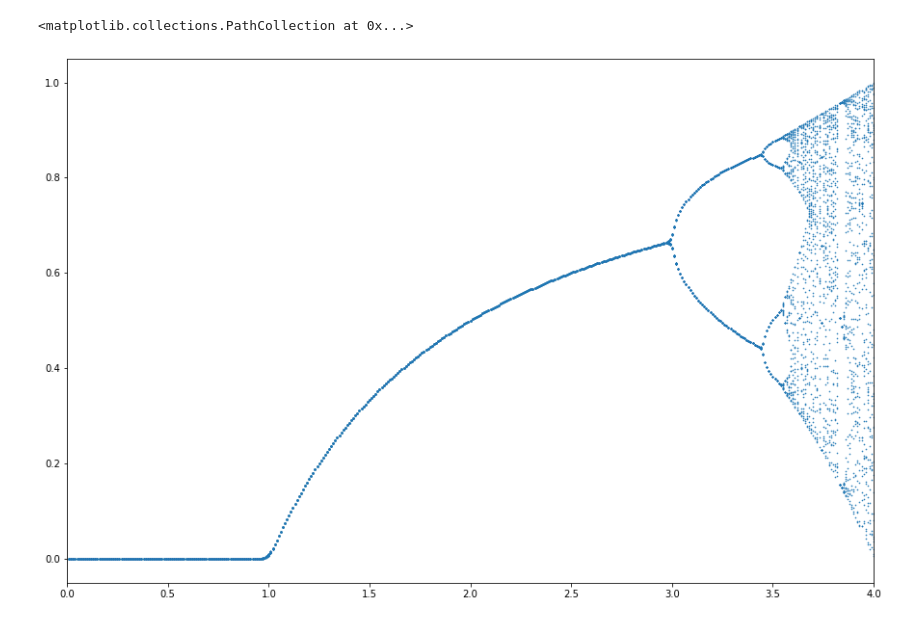
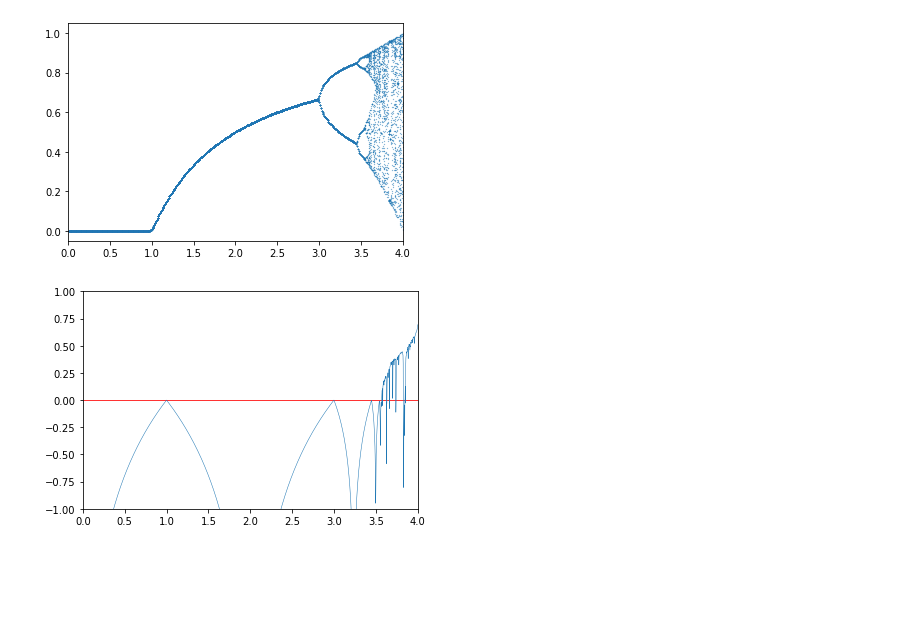
Before and after one commit to rlkennedyreid/bangor_repository, a Jupyter notebook: Python/logistic_map/logistic_map.ipynb, the cells around one changed output. Cells and saved outputs as stored; diff of their text form; code cells hidden in the pictures; blank space fills up the shorter version.

```diff
--- a/Python/logistic_map/logistic_map.ipynb
+++ b/Python/logistic_map/logistic_map.ipynb
@@ -2,11 +2,19 @@
 import pandas
 import matplotlib.pyplot as plt
 # %%
-data = pandas.read_csv("C:/Users/rbk20xqk/Documents/google_backup/data/logistic_map/bifurcation.csv", header=None)
+bifurcation_data = pandas.read_csv("C:/Users/rbk20xqk/Documents/google_backup/data/logistic_map/bifurcation.csv", header=None)
+lyapunov_data = pandas.read_csv("C:/Users/rbk20xqk/Documents/google_backup/data/logistic_map/lyapunov.csv", header=None)
 # %%
-fig = plt.figure(figsize=(15,10))
 plt.xlim(0.0, 4.0)
-plt.scatter(data[0], data[2], marker='.', s=1.5)
+plt.scatter(bifurcation_data[0], bifurcation_data[2], marker='.', s=0.2)
+plt.show()
 # %% [output]
-<matplotlib.collections.PathCollection at 0x...>
-[figure, old version]
+[figure, new version]
+# %%
+plt.xlim(0.0, 4.0)
+plt.ylim(-1.0)
+plt.axhline(0.0, linewidth = 0.8, color = 'r')
+plt.plot(lyapunov_data[0], lyapunov_data[1], linewidth=0.5)
+plt.show()
+# %% [output]
+[figure, added]
```
Also changed, not shown: 10 other files.
